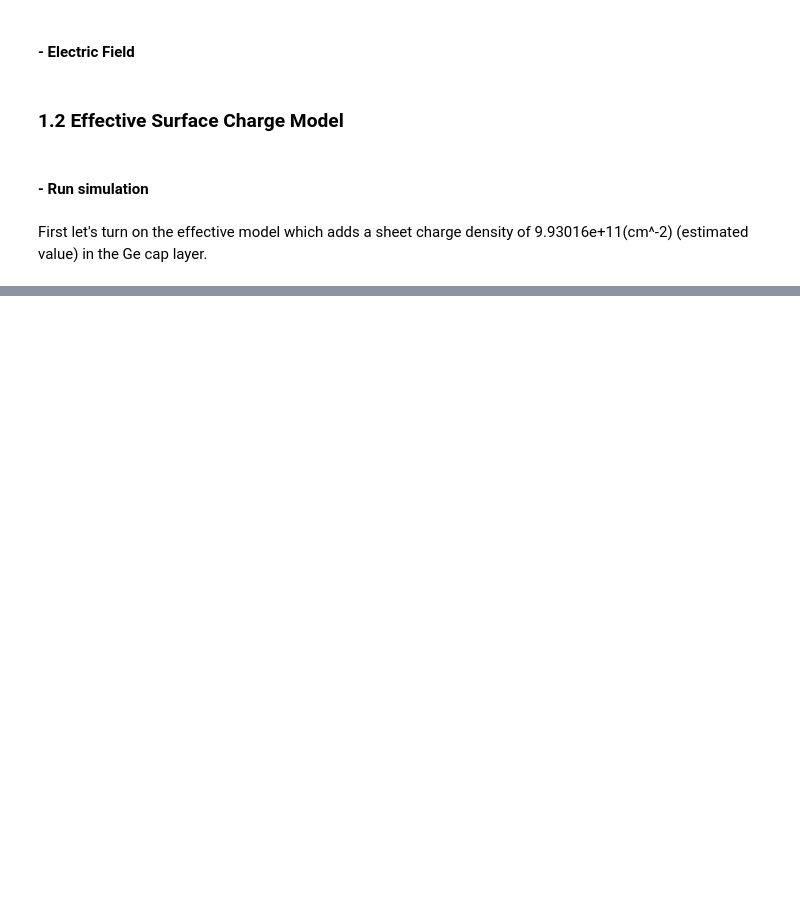
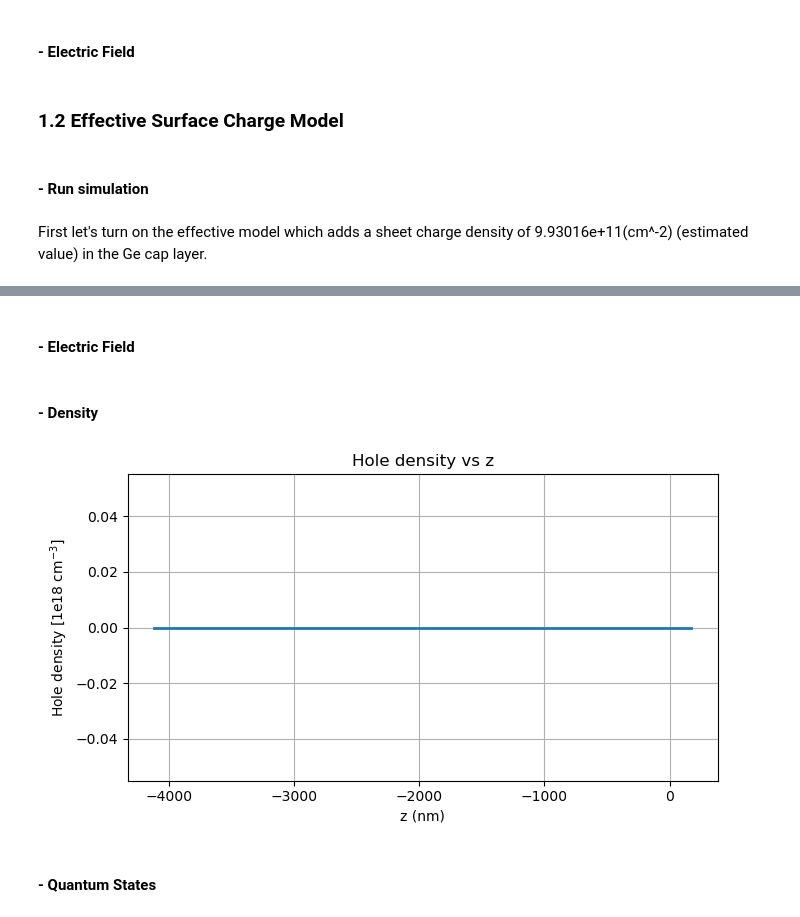
Before and after one commit to robertjovanov/qpu-design-automation-toolkit, a Jupyter notebook: notebooks/experiments/single_qd.ipynb, the cells around one changed output, grey strips where cells are left out. Saved outputs shown, nothing was run; the diff lists cells and outputs as text; code cells hidden in the pictures; blank space fills up the shorter version.

Commit message:
Added a 1D simulation with an effective model (a sheet charge density added in the Ge cap layer)

```diff
--- a/notebooks/experiments/single_qd.ipynb
+++ b/notebooks/experiments/single_qd.ipynb
@@ -555,3 +555,12 @@ fig.show()
 #### - Run simulation
 # %% [markdown]
 First let's turn on the effective model which adds a sheet charge density of 9.93016e+11(cm^-2) (estimated value) in the Ge cap layer.
+# %%
+# turn on effective model
+sd_1d.set_variable('effective_model', value=1)
+sd_1d.save('/Users/robertjovanov/code/qpu-design-automation-toolkit/configs/nextnano_inputs/baseline_single_qd/1d/Single_Quantum_Dot_effective_model_1D.in')
+
+# Run simulation
+sd_1d.execute()
+
+print("Output folder:", sd_1d.folder_output)
@@ -557,0 +648,2 @@ First let's turn on the effective model which adds a sheet charge density of 9.9
+# %% [markdown]
+#### - Electric Field
@@ -557,0 +660,2 @@ First let's turn on the effective model which adds a sheet charge density of 9.9
+# %% [markdown]
+#### - Density
@@ -557,0 +674,21 @@ First let's turn on the effective model which adds a sheet charge density of 9.9
+# %%
+# Read file
+df_h = pd.read_csv(BIAS0 / "density_hole.dat", delim_whitespace=True)
+
+# Extract columns
+x = df_h["x[nm]"]
+y = df_h["Hole_density[1e18_cm^-3]"]
+
+# Plot
+plt.figure(figsize=(7,4))
+plt.plot(x, y, linewidth=2)
+plt.xlabel("z (nm)")
+plt.ylabel("Hole density [1e18 cm$^{-3}$]")
+plt.title("Hole density vs z")
+plt.grid(True)
+plt.tight_layout()
+plt.show()
+# %% [output]
+[figure, added]
+# %% [markdown]
+#### - Quantum States
```
Also changed, not shown: parts of 10 cells of this notebook, 1 other file.
